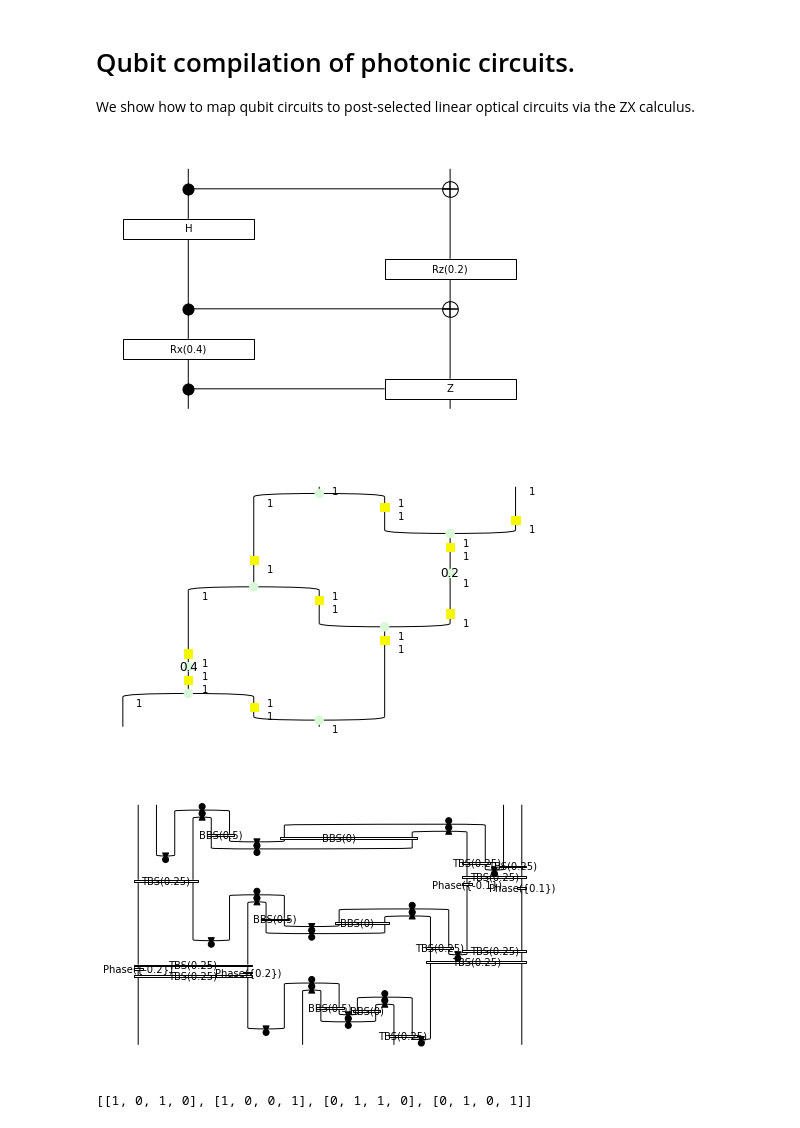
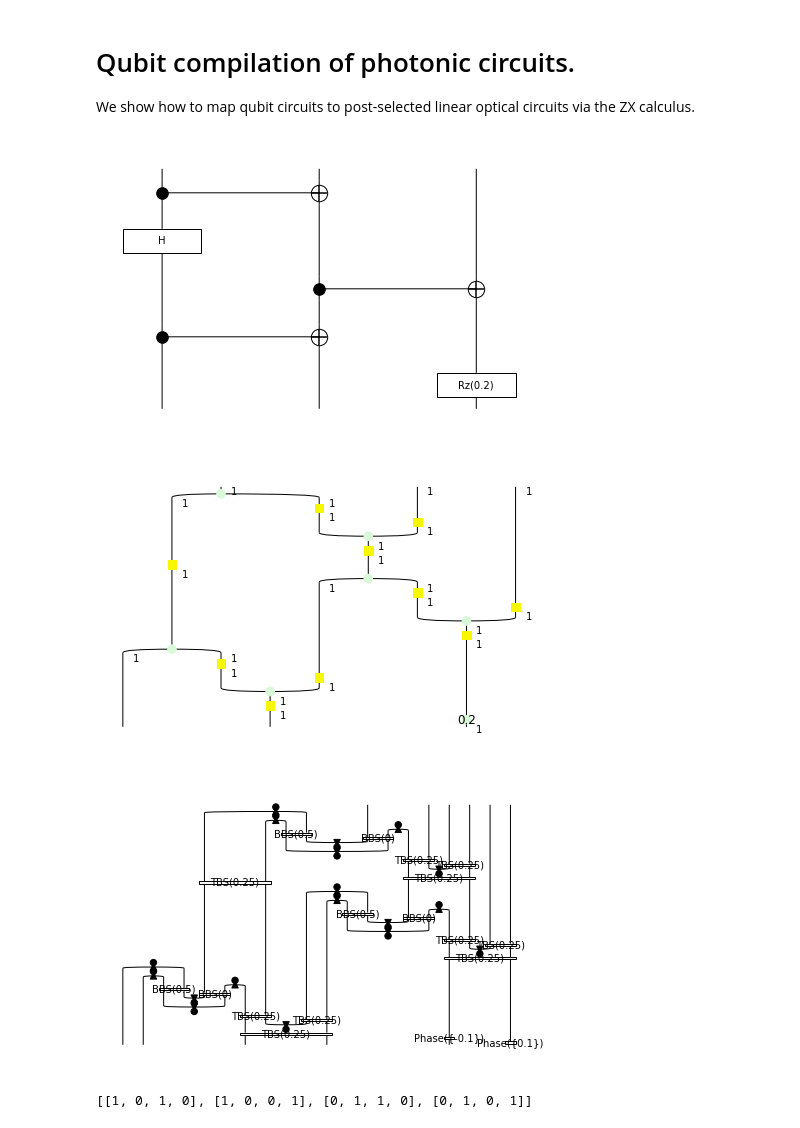
Before and after one commit to cnm13ryan/discopy, a Jupyter notebook: docs/notebooks/optics-compilation.ipynb, the cells around one changed output. Cells and saved outputs as stored; diff of their text form; code cells hidden in the pictures.

```diff
--- a/docs/notebooks/optics-compilation.ipynb
+++ b/docs/notebooks/optics-compilation.ipynb
@@ -5,24 +5,24 @@ We show how to map qubit circuits to post-selected linear optical circuits via t
 # %%
 from discopy.quantum import CX, H, Id, Rz, Rx, CZ
 
-circuit = CX >> H @ Rz(0.2) >> CX >> Rx(0.4) @ Id(1) >> CZ
+circuit = CX @ Id(1) >> H @ CX >> CX @ Rz(0.2)
 circuit.draw()
 # %% [output]
-[figure, old version]
+[figure, new version]
 # %%
 from discopy.quantum.zx import circuit2zx, decomp
 
 diagram = decomp(circuit2zx(circuit))
 diagram.draw()
 # %% [output]
-[figure, old version]
+[figure, new version]
 # %%
 from discopy.quantum.optics import zx2path
 
 circ = zx2path(diagram)
 circ.draw(draw_type_labels=False)
 # %% [output]
-[figure, old version]
+[figure, new version]
 # %%
 def dual_rail_states(n_qubits):
     strings = []
```
Also changed, not shown: parts of 3 cells of this notebook.
